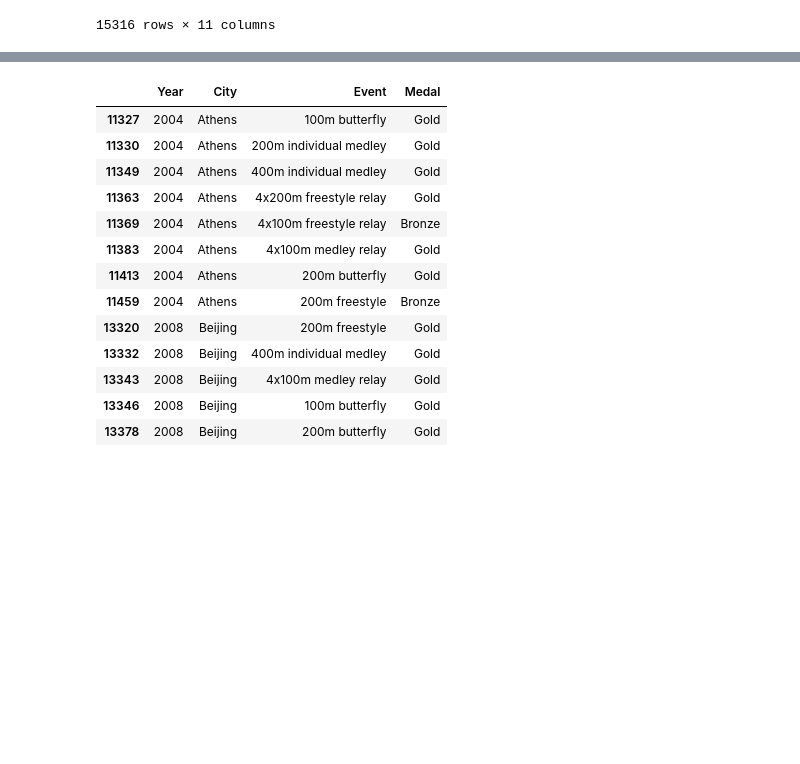
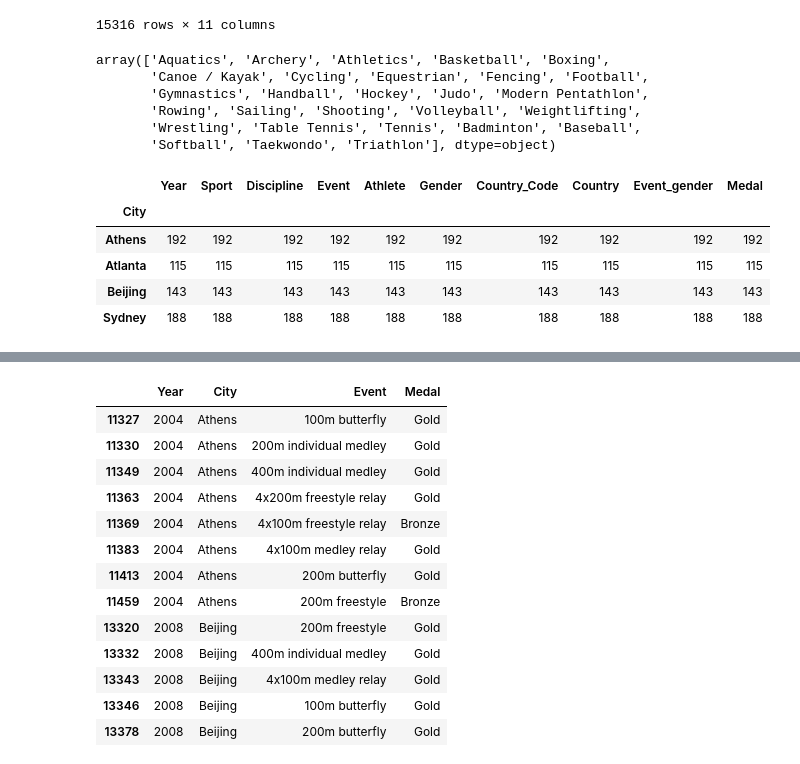
Before and after one commit to kyladawon/dsc106-final-project, a Jupyter notebook: static/olympic.ipynb, the cells around one changed output, grey strips where cells are left out. Saved outputs shown, nothing was run; the diff lists cells and outputs as text; code cells hidden in the pictures; blank space fills up the shorter version.

```diff
--- a/static/olympic.ipynb
+++ b/static/olympic.ipynb
@@ -18,3 +18,21 @@ df
 | 15314 | Beijing | 2008 | Wrestling | Wrestling Gre-R | 60 - 66kg | GUENOT, Steeve | Men | FRA | France | M | ... |
 | 15315 | Beijing | 2008 | Wrestling | Wrestling Gre-R | 96 - 120kg | LOPEZ, Mijain | Men | CUB | Cuba | M | ... |
 15316 rows × 11 columns
+# %%
+df['Sport'].unique()
+# %% [output]
+array(['Aquatics', 'Archery', 'Athletics', 'Basketball', 'Boxing',
+       'Canoe / Kayak', 'Cycling', 'Equestrian', 'Fencing', 'Football',
+       'Gymnastics', 'Handball', 'Hockey', 'Judo', 'Modern Pentathlon',
+       'Rowing', 'Sailing', 'Shooting', 'Volleyball', 'Weightlifting',
+       'Wrestling', 'Table Tennis', 'Tennis', 'Badminton', 'Baseball',
+       'Softball', 'Taekwondo', 'Triathlon'], dtype=object)
+# %%
+df[df['Country_Code'] == 'RUS'].groupby('City').count()
+# %% [output]
+|  | Year | Sport | Discipline | Event | Athlete | Gender | Country_Code | Country | Event_gender | Medal |
+| City |  |  |  |  |  |  |  |  |  |  |
+| Athens | 192 | 192 | 192 | 192 | 192 | 192 | 192 | 192 | 192 | 192 |
+| Atlanta | 115 | 115 | 115 | 115 | 115 | 115 | 115 | 115 | 115 | 115 |
+| Beijing | 143 | 143 | 143 | 143 | 143 | 143 | 143 | 143 | 143 | 143 |
+| Sydney | 188 | 188 | 188 | 188 | 188 | 188 | 188 | 188 | 188 | 188 |
```
Also changed, not shown: parts of 6 cells of this notebook, 13 other files.
